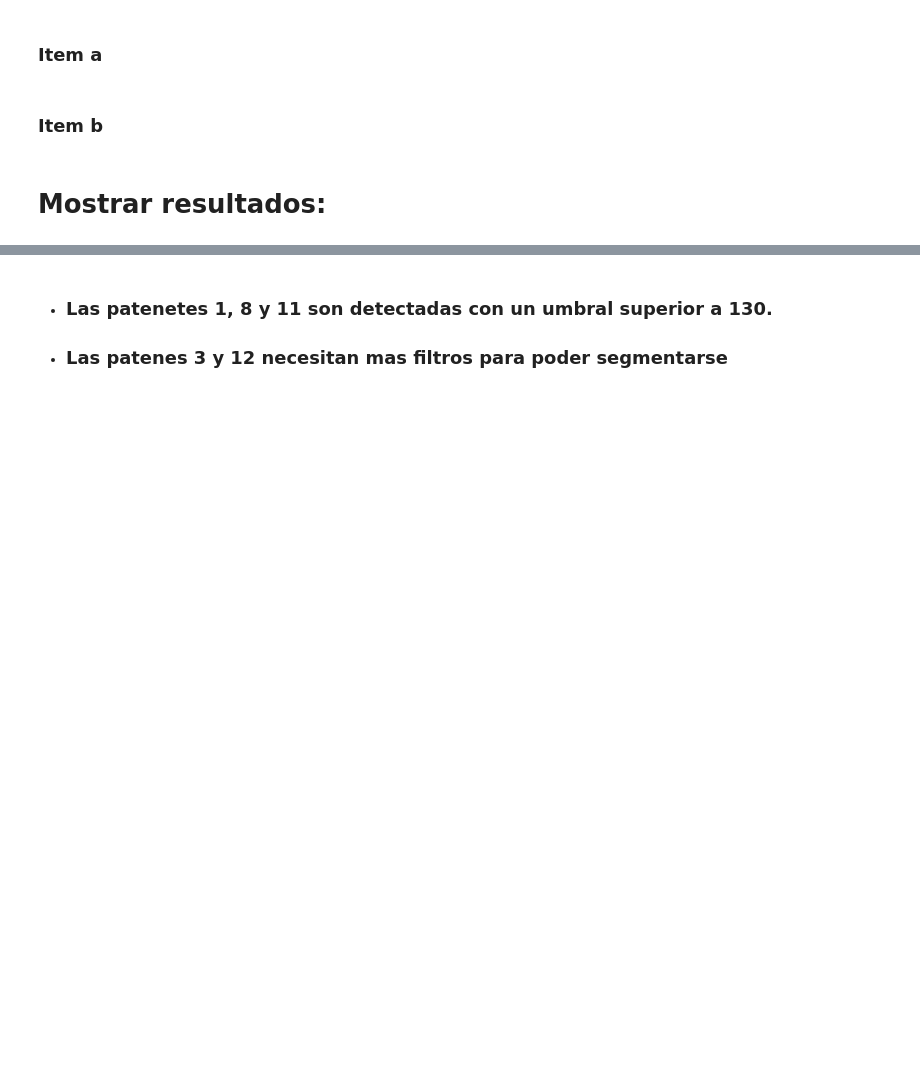
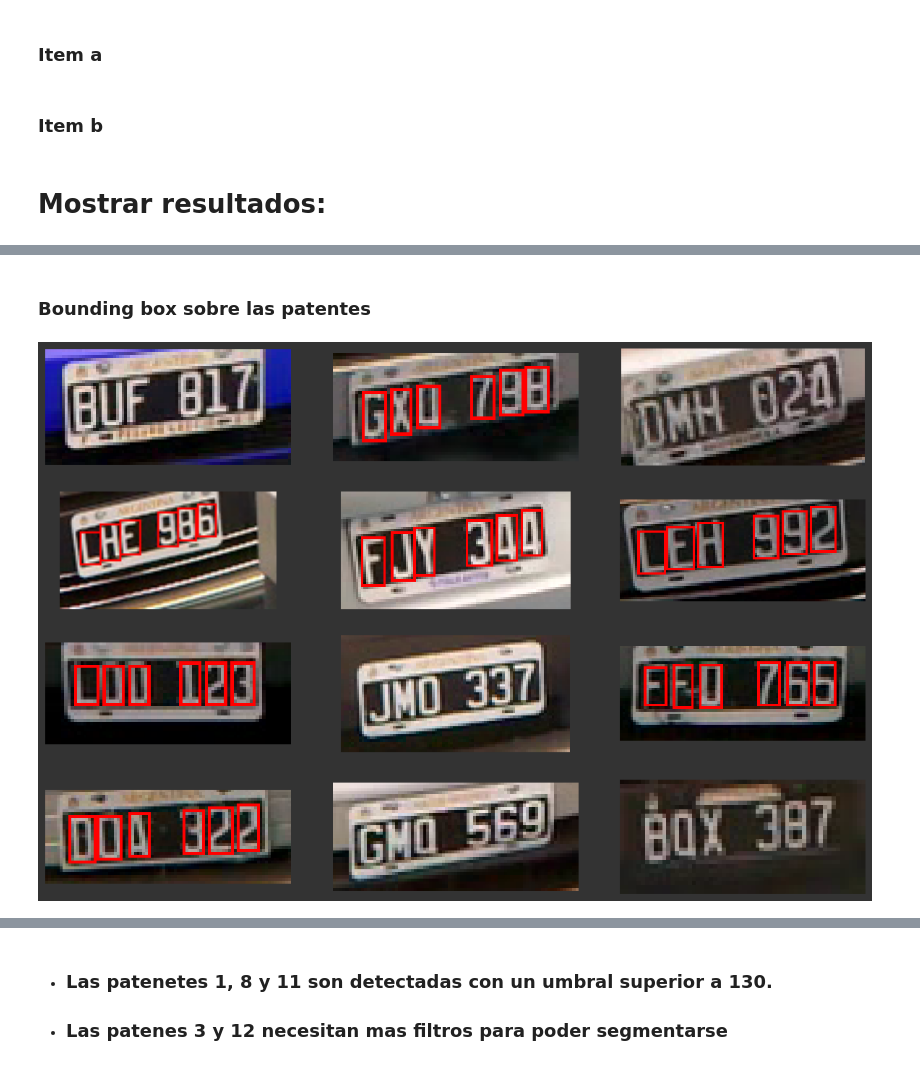
Before and after one commit to GusFontana404/NLP-TP2, a Jupyter notebook: TP2_PI.ipynb, the cells around one changed output, grey strips where cells are left out. Cells and saved outputs as stored; diff of their text form; code cells hidden in the pictures; blank space fills up the shorter version.

```diff
--- a/TP2_PI.ipynb
+++ b/TP2_PI.ipynb
@@ -295,8 +306,12 @@ imagen_patente = [f'{ruta}img0{n}.png' if n < 10 else f'{ruta}img{n}.png' for n
 
 #Segmento las imágenes y las guardo
 patentes = [obtener_patentes(img)[5] for img in imagen_patente];
-copia_patentes = [obtener_patentes(img)[5] for img in imagen_patente];
 
 #Segmento las patentes y las guardo
-lista_patentes = [patentes[1],patentes[3],patentes[4],patentes[5],patentes[6],patentes[8],patentes[9]]
+copia_patentes = patentes.copy();
+lista_patentes = [copia_patentes[1],copia_patentes[3],copia_patentes[4],copia_patentes[5],copia_patentes[6],copia_patentes[8],copia_patentes[9]]
 patentes_segmentadas = [segmentar_patentes(img)[1] for img in lista_patentes];
+
+#Todas las patente procesadas
+todas_las_patentes = [patentes[0],patentes_segmentadas[0],patentes[2],patentes_segmentadas[1],patentes_segmentadas[2],patentes_segmentadas[3],
+                      patentes_segmentadas[4],patentes[7],patentes_segmentadas[5],patentes_segmentadas[6],patentes[10],patentes[11]]
@@ -331,0 +356,6 @@ mostrar_resultados(patentes,4,3)
+# %% [markdown]
+### **Bounding box sobre las patentes**
+# %%
+mostrar_resultados(todas_las_patentes,4,3)
+# %% [output]
+[figure, added]
```
Also changed, not shown: parts of 17 cells of this notebook.
